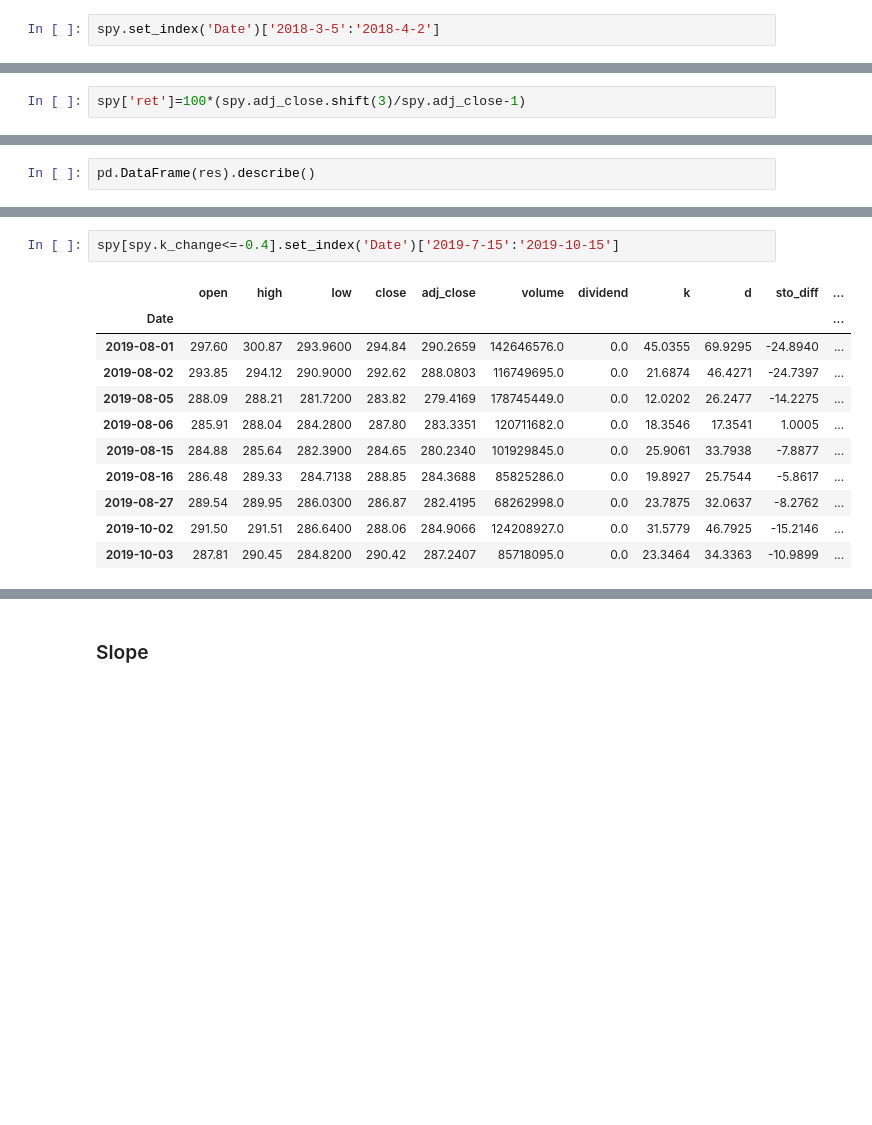
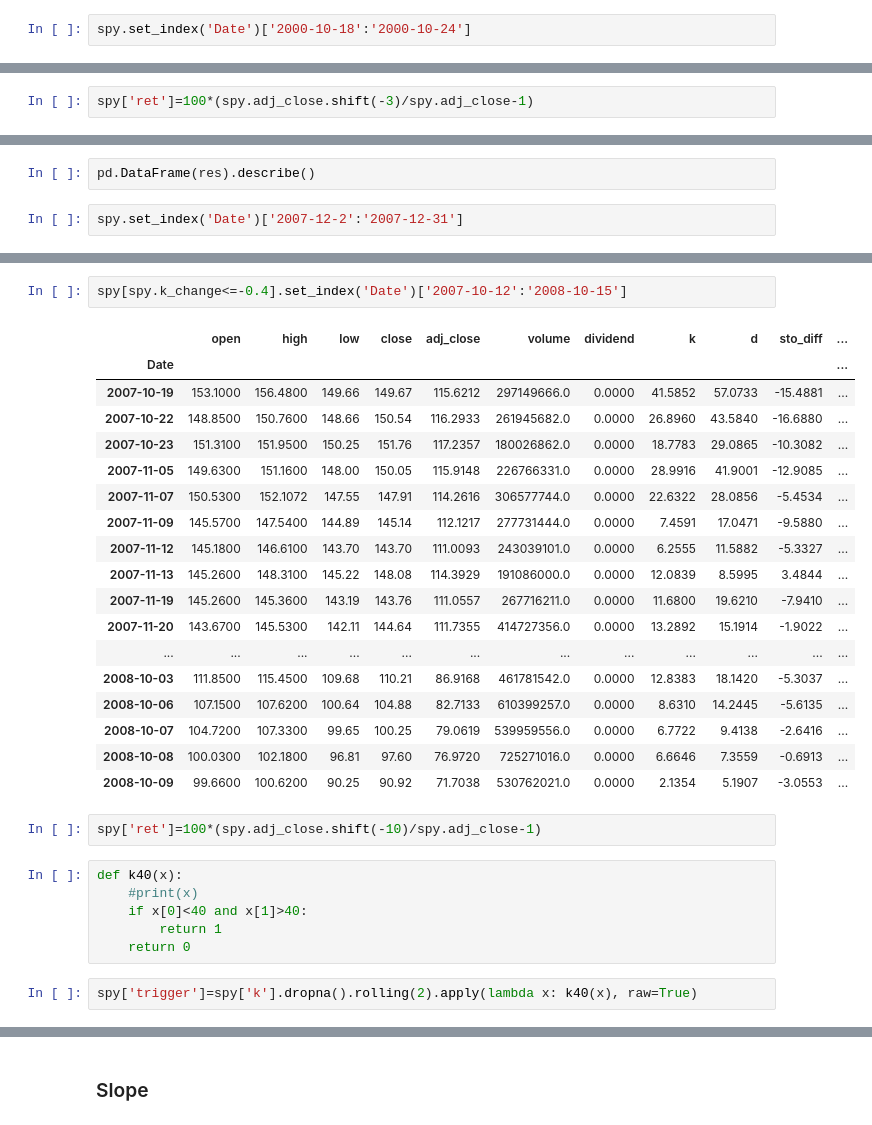
Before and after one commit to rittik97/Studies-on-SPYs, a Jupyter notebook: Playground.ipynb, the cells around one changed output, grey strips where cells are left out. Drawn from its saved outputs; the diff is of its cells as text; blank space fills up the shorter version.

```diff
--- a/Playground.ipynb
+++ b/Playground.ipynb
@@ -684,5 +684,5 @@ spy=spy.dropna()
 get_percentile(spy.k_change,'val',12)
 # %% [output]
 -0.41100863048191444
-# %%
-spy.set_index('Date')['2018-3-5':'2018-4-2']
+# %%
+spy.set_index('Date')['2000-10-18':'2000-10-24']
@@ -689,5 +697,5 @@ spy.set_index('Date')['2018-3-5':'2018-4-2']
 # %%
-spy['ret']=100*(spy.adj_close.shift(3)/spy.adj_close-1)
+spy['ret']=100*(spy.adj_close.shift(-3)/spy.adj_close-1)
 # %%
 res=[]
 last=0
@@ -722,3 +730,5 @@ for index, row in spy.dropna().iterrows():
 plt.hist(res);
 # %%
 pd.DataFrame(res).describe()
+# %%
+spy.set_index('Date')['2007-12-2':'2007-12-31']
@@ -725,14 +754,31 @@ pd.DataFrame(res).describe()
 # %%
-spy[spy.k_change<=-0.4].set_index('Date')['2019-7-15':'2019-10-15']
+spy[spy.k_change<=-0.4].set_index('Date')['2007-10-12':'2008-10-15']
 # %% [output]
 |  | open | high | low | close | adj_close | volume | dividend | k | d | sto_diff | ... |
 | Date |  |  |  |  |  |  |  |  |  |  | ... |
-| 2019-08-01 | 297.60 | 300.87 | 293.9600 | 294.84 | 290.2659 | 142646576.0 | 0.0 | 45.0355 | 69.9295 | -24.8940 | ... |
-| 2019-08-02 | 293.85 | 294.12 | 290.9000 | 292.62 | 288.0803 | 116749695.0 | 0.0 | 21.6874 | 46.4271 | -24.7397 | ... |
-| 2019-08-05 | 288.09 | 288.21 | 281.7200 | 283.82 | 279.4169 | 178745449.0 | 0.0 | 12.0202 | 26.2477 | -14.2275 | ... |
-| 2019-08-06 | 285.91 | 288.04 | 284.2800 | 287.80 | 283.3351 | 120711682.0 | 0.0 | 18.3546 | 17.3541 | 1.0005 | ... |
-| 2019-08-15 | 284.88 | 285.64 | 282.3900 | 284.65 | 280.2340 | 101929845.0 | 0.0 | 25.9061 | 33.7938 | -7.8877 | ... |
-| 2019-08-16 | 286.48 | 289.33 | 284.7138 | 288.85 | 284.3688 | 85825286.0 | 0.0 | 19.8927 | 25.7544 | -5.8617 | ... |
-| 2019-08-27 | 289.54 | 289.95 | 286.0300 | 286.87 | 282.4195 | 68262998.0 | 0.0 | 23.7875 | 32.0637 | -8.2762 | ... |
-| 2019-10-02 | 291.50 | 291.51 | 286.6400 | 288.06 | 284.9066 | 124208927.0 | 0.0 | 31.5779 | 46.7925 | -15.2146 | ... |
-| 2019-10-03 | 287.81 | 290.45 | 284.8200 | 290.42 | 287.2407 | 85718095.0 | 0.0 | 23.3464 | 34.3363 | -10.9899 | ... |
+| 2007-10-19 | 153.1000 | 156.4800 | 149.66 | 149.67 | 115.6212 | 297149666.0 | 0.0000 | 41.5852 | 57.0733 | -15.4881 | ... |
+| 2007-10-22 | 148.8500 | 150.7600 | 148.66 | 150.54 | 116.2933 | 261945682.0 | 0.0000 | 26.8960 | 43.5840 | -16.6880 | ... |
+| 2007-10-23 | 151.3100 | 151.9500 | 150.25 | 151.76 | 117.2357 | 180026862.0 | 0.0000 | 18.7783 | 29.0865 | -10.3082 | ... |
+| 2007-11-05 | 149.6300 | 151.1600 | 148.00 | 150.05 | 115.9148 | 226766331.0 | 0.0000 | 28.9916 | 41.9001 | -12.9085 | ... |
+| 2007-11-07 | 150.5300 | 152.1072 | 147.55 | 147.91 | 114.2616 | 306577744.0 | 0.0000 | 22.6322 | 28.0856 | -5.4534 | ... |
+| 2007-11-09 | 145.5700 | 147.5400 | 144.89 | 145.14 | 112.1217 | 277731444.0 | 0.0000 | 7.4591 | 17.0471 | -9.5880 | ... |
+| 2007-11-12 | 145.1800 | 146.6100 | 143.70 | 143.70 | 111.0093 | 243039101.0 | 0.0000 | 6.2555 | 11.5882 | -5.3327 | ... |
+| 2007-11-13 | 145.2600 | 148.3100 | 145.22 | 148.08 | 114.3929 | 191086000.0 | 0.0000 | 12.0839 | 8.5995 | 3.4844 | ... |
+| 2007-11-19 | 145.2600 | 145.3600 | 143.19 | 143.76 | 111.0557 | 267716211.0 | 0.0000 | 11.6800 | 19.6210 | -7.9410 | ... |
+| 2007-11-20 | 143.6700 | 145.5300 | 142.11 | 144.64 | 111.7355 | 414727356.0 | 0.0000 | 13.2892 | 15.1914 | -1.9022 | ... |
+| ... | ... | ... | ... | ... | ... | ... | ... | ... | ... | ... | ... |
+| 2008-10-03 | 111.8500 | 115.4500 | 109.68 | 110.21 | 86.9168 | 461781542.0 | 0.0000 | 12.8383 | 18.1420 | -5.3037 | ... |
+| 2008-10-06 | 107.1500 | 107.6200 | 100.64 | 104.88 | 82.7133 | 610399257.0 | 0.0000 | 8.6310 | 14.2445 | -5.6135 | ... |
+| 2008-10-07 | 104.7200 | 107.3300 | 99.65 | 100.25 | 79.0619 | 539959556.0 | 0.0000 | 6.7722 | 9.4138 | -2.6416 | ... |
+| 2008-10-08 | 100.0300 | 102.1800 | 96.81 | 97.60 | 76.9720 | 725271016.0 | 0.0000 | 6.6646 | 7.3559 | -0.6913 | ... |
+| 2008-10-09 | 99.6600 | 100.6200 | 90.25 | 90.92 | 71.7038 | 530762021.0 | 0.0000 | 2.1354 | 5.1907 | -3.0553 | ... |
+# %%
+spy['ret']=100*(spy.adj_close.shift(-10)/spy.adj_close-1)
+# %%
+def k40(x):
+    #print(x)
+    if x[0]<40 and x[1]>40:
+        return 1
+    return 0
+# %%
+spy['trigger']=spy['k'].dropna().rolling(2).apply(lambda x: k40(x), raw=True)
```
Also changed, not shown: parts of 7 cells of this notebook, 2 other files.
